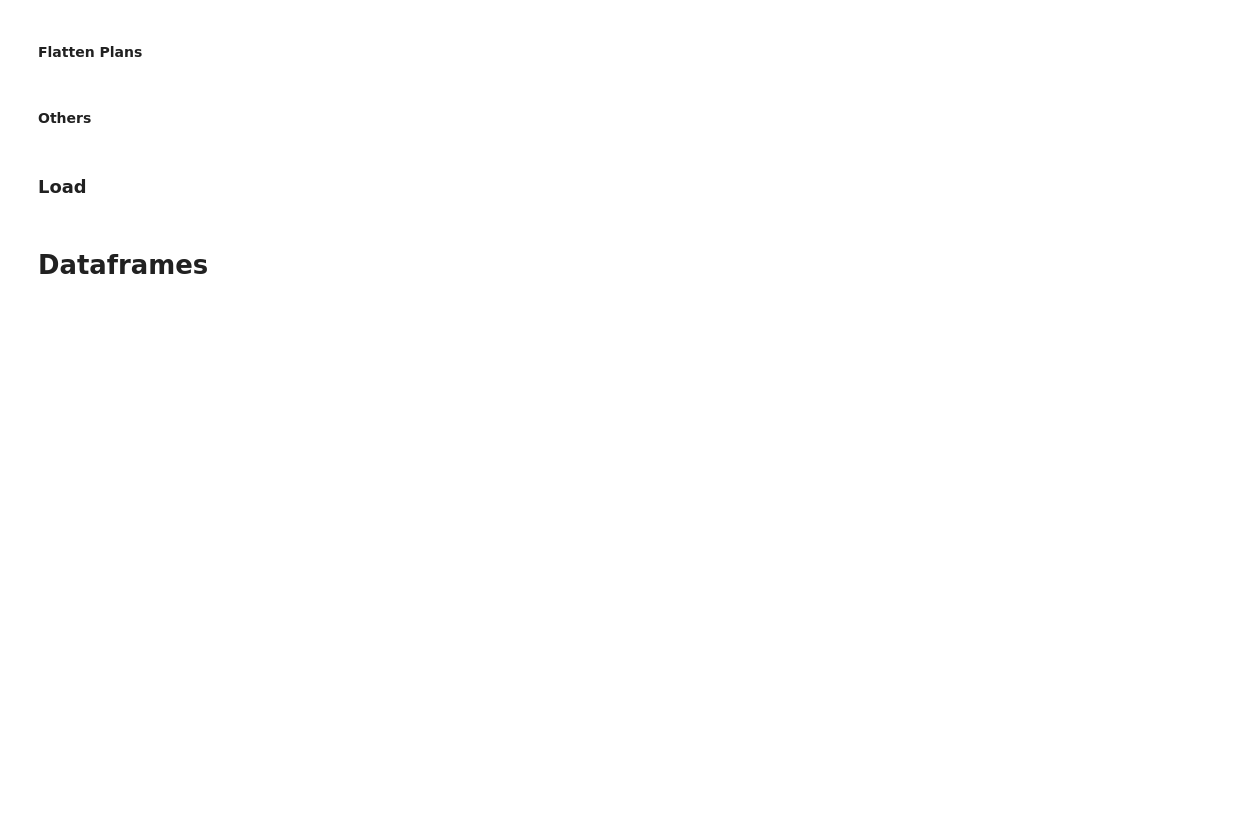
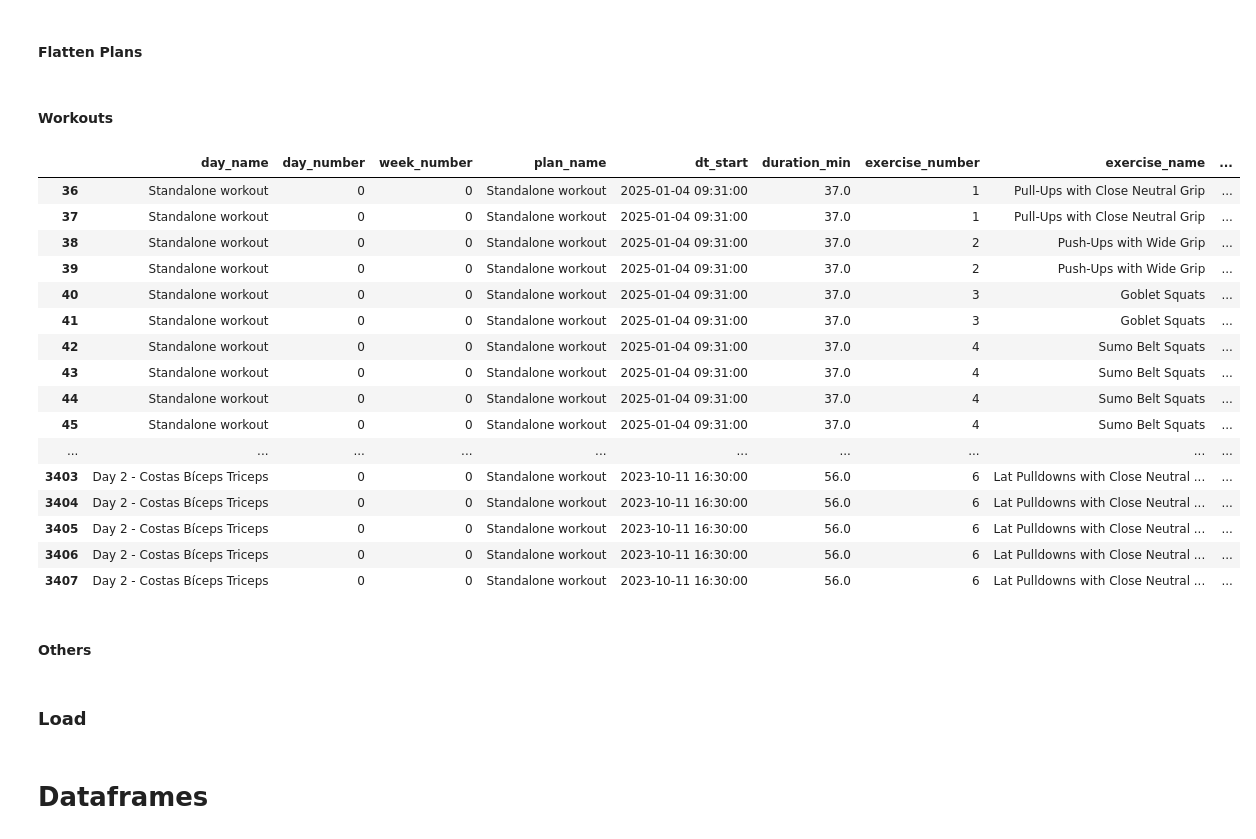
Before and after one commit to oextraordimario/ap_workouts, a Jupyter notebook: 1-bronze_to_silver.ipynb, the cells around one changed output. Saved outputs shown, nothing was run; the diff lists cells and outputs as text; code cells hidden in the pictures; blank space fills up the shorter version.

Commit message:
Rewrote the workouts dataframe. Added a test csv file to fix a bug.

```diff
--- a/1-bronze_to_silver.ipynb
+++ b/1-bronze_to_silver.ipynb
@@ -311,3 +159,5 @@ def parse_plans(file_path):
     return df
 # %%
 #parse_plans(PLANS_FILE)
+# %% [markdown]
+#### Workouts
@@ -313,0 +372,22 @@ def parse_plans(file_path):
+# %%
+df = parse_workouts_csv(WORKOUTS_FILE)
+# %%
+df[df['plan_name'] == 'Standalone workout']
+# %% [output]
+|  | day_name | day_number | week_number | plan_name | dt_start | duration_min | exercise_number | exercise_name | ... |
+| 36 | Standalone workout | 0 | 0 | Standalone workout | 2025-01-04 09:31:00 | 37.0 | 1 | Pull-Ups with Close Neutral Grip | ... |
+| 37 | Standalone workout | 0 | 0 | Standalone workout | 2025-01-04 09:31:00 | 37.0 | 1 | Pull-Ups with Close Neutral Grip | ... |
+| 38 | Standalone workout | 0 | 0 | Standalone workout | 2025-01-04 09:31:00 | 37.0 | 2 | Push-Ups with Wide Grip | ... |
+| 39 | Standalone workout | 0 | 0 | Standalone workout | 2025-01-04 09:31:00 | 37.0 | 2 | Push-Ups with Wide Grip | ... |
+| 40 | Standalone workout | 0 | 0 | Standalone workout | 2025-01-04 09:31:00 | 37.0 | 3 | Goblet Squats | ... |
+| 41 | Standalone workout | 0 | 0 | Standalone workout | 2025-01-04 09:31:00 | 37.0 | 3 | Goblet Squats | ... |
+| 42 | Standalone workout | 0 | 0 | Standalone workout | 2025-01-04 09:31:00 | 37.0 | 4 | Sumo Belt Squats | ... |
+| 43 | Standalone workout | 0 | 0 | Standalone workout | 2025-01-04 09:31:00 | 37.0 | 4 | Sumo Belt Squats | ... |
+| 44 | Standalone workout | 0 | 0 | Standalone workout | 2025-01-04 09:31:00 | 37.0 | 4 | Sumo Belt Squats | ... |
+| 45 | Standalone workout | 0 | 0 | Standalone workout | 2025-01-04 09:31:00 | 37.0 | 4 | Sumo Belt Squats | ... |
+| ... | ... | ... | ... | ... | ... | ... | ... | ... | ... |
+| 3403 | Day 2 - Costas Bíceps Triceps | 0 | 0 | Standalone workout | 2023-10-11 16:30:00 | 56.0 | 6 | Lat Pulldowns with Close Neutral ... | ... |
+| 3404 | Day 2 - Costas Bíceps Triceps | 0 | 0 | Standalone workout | 2023-10-11 16:30:00 | 56.0 | 6 | Lat Pulldowns with Close Neutral ... | ... |
+| 3405 | Day 2 - Costas Bíceps Triceps | 0 | 0 | Standalone workout | 2023-10-11 16:30:00 | 56.0 | 6 | Lat Pulldowns with Close Neutral ... | ... |
+| 3406 | Day 2 - Costas Bíceps Triceps | 0 | 0 | Standalone workout | 2023-10-11 16:30:00 | 56.0 | 6 | Lat Pulldowns with Close Neutral ... | ... |
+| 3407 | Day 2 - Costas Bíceps Triceps | 0 | 0 | Standalone workout | 2023-10-11 16:30:00 | 56.0 | 6 | Lat Pulldowns with Close Neutral ... | ... |
```
Also changed, not shown: parts of 6 cells of this notebook, 1 other file.
